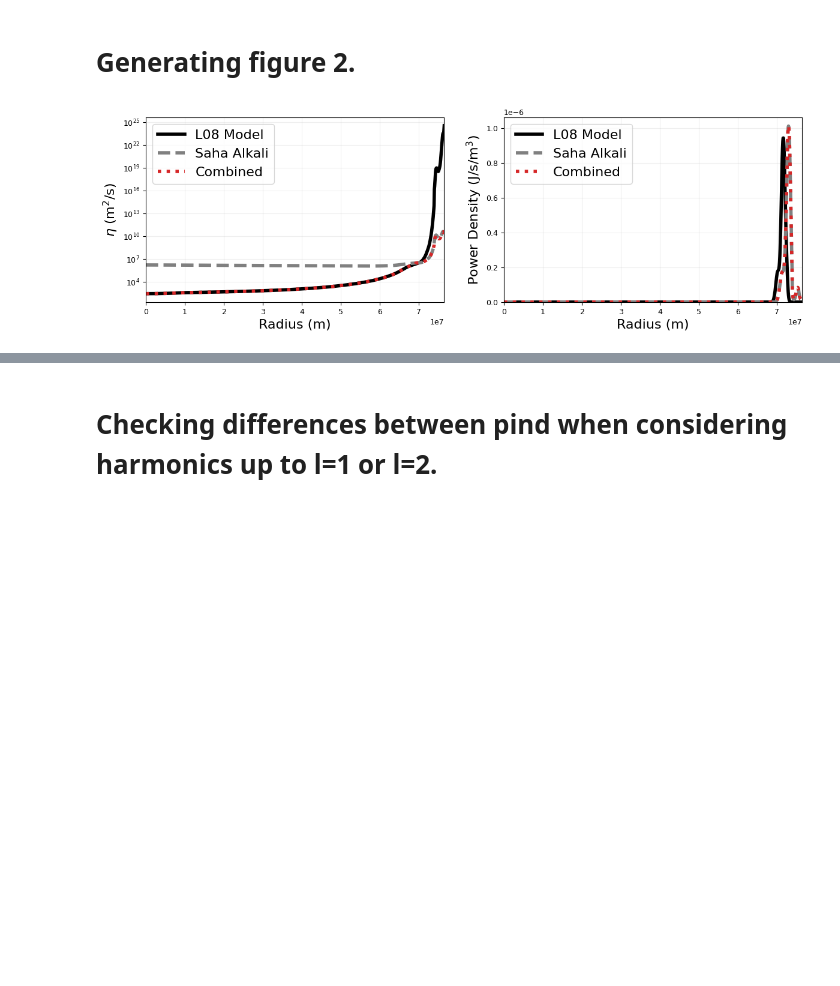
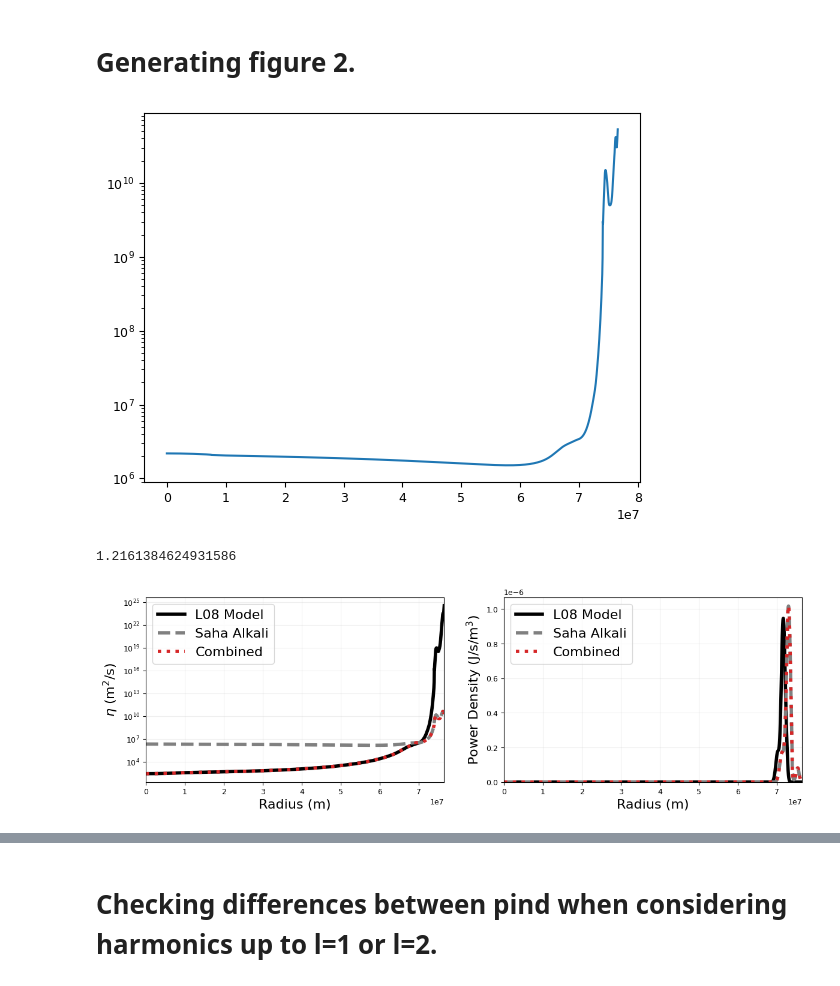
Before and after one commit to madisontbrady/ohmic_heating, a Jupyter notebook: atmospheric_heating_eccentric.ipynb, the cells around one changed output, grey strips where cells are left out. Saved outputs shown, nothing was run; the diff lists cells and outputs as text; code cells hidden in the pictures; blank space fills up the shorter version.

Commit message:
added new figure (alkali eta), updated figures

```diff
--- a/atmospheric_heating_eccentric.ipynb
+++ b/atmospheric_heating_eccentric.ipynb
@@ -85,17 +86,20 @@ Convergence reached in surface temperature and bulk radius
 # %%
 rp_default = hf.RJUP # m
 rotper_default = 2 #d
 bsurf_default = 1000 # G
 alpha_default = np.pi/2 # radians
 
 
 ts = np.linspace(0, porb_default*24*3600)
 
-# eta that uses the Saha equation for Na and K.
-pind_a, _, _, r_profile_a, pind_profile_a, eta_profile_a = hf.find_power(ts,eta_func="alkali", p=porb_default, alpha=alpha_default, bsurf=bsurf_default, rotper=rotper_default, fixed_radius=rp_default, use_GASTLI=True, pregen_r=rp, pregen_tprofile=tprofile, pregen_pprofile=pprofile, pregen_rhoprofile=rhoprofile, l=1)
+# eta that uses the Saha equation for Na and K.  warning: this is slow.
+pind_a, _, _, r_profile_a, pind_profile_a, eta_profile_a = hf.find_power(ts,eta_func="alkali", p=porb_default, alpha=alpha_default, bsurf=bsurf_default, rotper=rotper_default, fixed_radius=rp_default, use_GASTLI=True, pregen_r=rp, pregen_tprofile=tprofile, pregen_pprofile=pprofile, pregen_rhoprofile=rhoprofile, l=2, nr=100000)
+
 
 # Base (L08) model, based on a scaled-up and extrapolated version of what is expected for h+he ionization.
-pind_b, _, _, r_profile_b, pind_profile_b, eta_profile_b = hf.find_power(ts,eta_func="base", p=porb_default, alpha=alpha_default, bsurf=bsurf_default, rotper=rotper_default, fixed_radius=rp_default, use_GASTLI=True, pregen_r=rp, pregen_tprofile=tprofile, pregen_pprofile=pprofile, l=1)
+pind_b, _, _, r_profile_b, pind_profile_b, eta_profile_b = hf.find_power(ts,eta_func="base", p=porb_default, alpha=alpha_default, bsurf=bsurf_default, rotper=rotper_default, fixed_radius=rp_default, use_GASTLI=True, pregen_r=rp, pregen_tprofile=tprofile, pregen_pprofile=pprofile, l=2, nr=100000)
+# %% [output]
+[figure, added]
 # %%
 fig, axs= plt.subplots(1, 2, figsize=(twocolwidth, 4), sharex=True)
 
@@ -116,7 +120,7 @@ etacustom=np.concatenate((eta_profile_b[idx], eta_profile_a[idx2]))
 
 etacustom_use = CubicSpline(rcustom, etacustom)
 
-pind_c, _, _, r_profile_c, pind_profile_c, eta_profile_c = hf.find_power(ts,eta_func=etacustom_use, p=porb_default, alpha=alpha_default, bsurf=bsurf_default, rotper=rotper_default, fixed_radius=rp_default, use_GASTLI=True, pregen_r=rp, pregen_tprofile=tprofile, pregen_pprofile=pprofile, l=1)
+pind_c, _, _, r_profile_c, pind_profile_c, eta_profile_c = hf.find_power(ts,eta_func=etacustom_use, p=porb_default, alpha=alpha_default, bsurf=bsurf_default, rotper=rotper_default, fixed_radius=rp_default, use_GASTLI=True, pregen_r=rp, pregen_tprofile=tprofile, pregen_pprofile=pprofile, l=1, nr=10000)
 
 axs[0].plot(r_profile_c, eta_profile_c,":", label="Combined", color="C3", lw=4)
 axs[0].legend(fontsize=fontsize)
@@ -139,5 +143,8 @@ axs[1].legend(fontsize=fontsize, loc="upper left")
 axs[1].set_ylim(0)
 
 plt.savefig("dissipation_location", dpi=300, bbox_inches="tight")
+
+print(np.median(pind_a)/np.median(pind_b))
 # %% [output]
+1.2161384624931586
 [figure]
```
Also changed, not shown: parts of 45 cells of this notebook, 2 other files.
